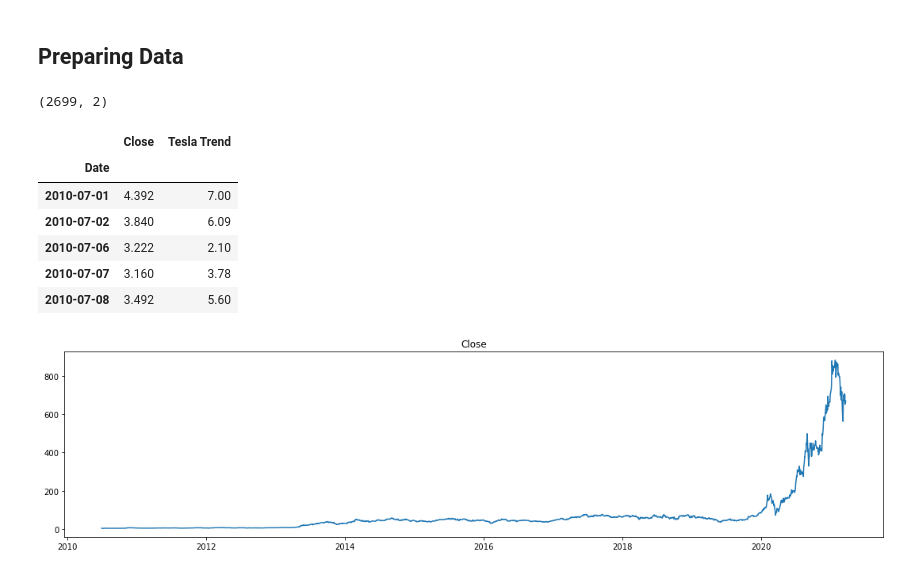
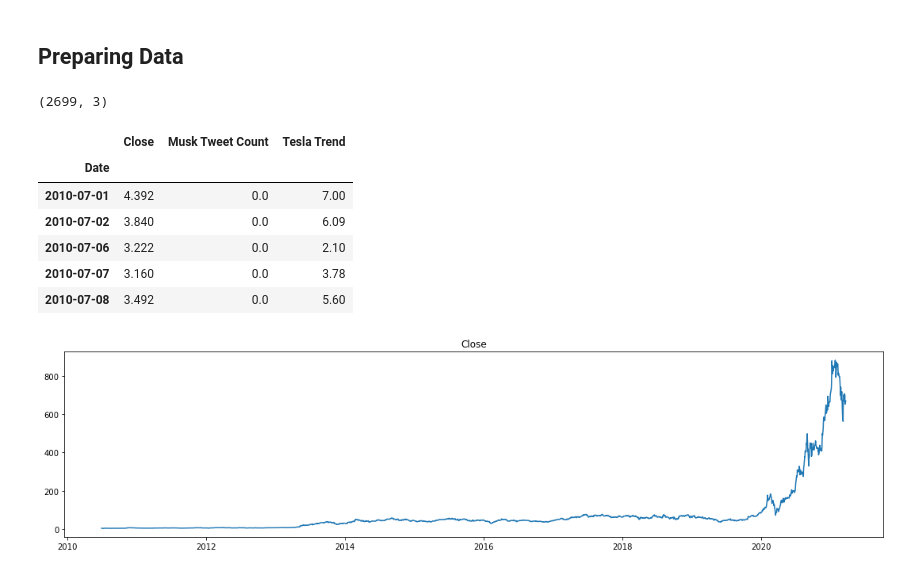
Before and after one commit to TLChilton/Senior_Capstone, a Jupyter notebook: Thomas/LSTMFeaturePrune.ipynb, the cells around one changed output. Drawn from its saved outputs; the diff is of its cells as text; code cells hidden in the pictures.

```diff
--- a/Thomas/LSTMFeaturePrune.ipynb
+++ b/Thomas/LSTMFeaturePrune.ipynb
@@ -16,20 +16,20 @@ from statistics import mean
 ## Preparing Data
 # %%
 # Loading Preprocessed Data File
-df = pd.read_csv("../Data/preprocessed.csv",usecols=['Date','Close','Tesla Trend'], parse_dates=['Date'],index_col=0)
+df = pd.read_csv("../Data/preprocessed.csv",usecols=['Date','Close','Tesla Trend','Musk Tweet Count'], parse_dates=['Date'],index_col=0)
 df.dropna(inplace=True)
 
 print(df.shape)
 df.head()
 # %% [output]
-(2699, 2)
+(2699, 3)
-|  | Close | Tesla Trend |
-| Date |  |  |
-| 2010-07-01 | 4.392 | 7.00 |
-| 2010-07-02 | 3.840 | 6.09 |
-| 2010-07-06 | 3.222 | 2.10 |
-| 2010-07-07 | 3.160 | 3.78 |
-| 2010-07-08 | 3.492 | 5.60 |
+|  | Close | Musk Tweet Count | Tesla Trend |
+| Date |  |  |  |
+| 2010-07-01 | 4.392 | 0.0 | 7.00 |
+| 2010-07-02 | 3.840 | 0.0 | 6.09 |
+| 2010-07-06 | 3.222 | 0.0 | 2.10 |
+| 2010-07-07 | 3.160 | 0.0 | 3.78 |
+| 2010-07-08 | 3.492 | 0.0 | 5.60 |
 # %%
 dates = df.index.to_numpy()
 pyplot.figure(figsize=(15,4))
```
Also changed, not shown: parts of 8 cells of this notebook.
